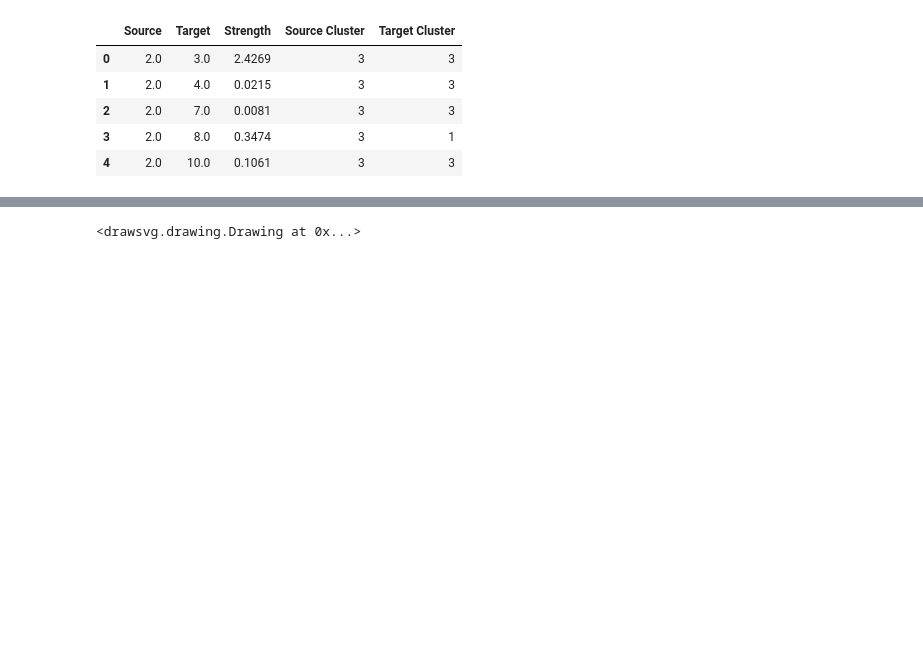
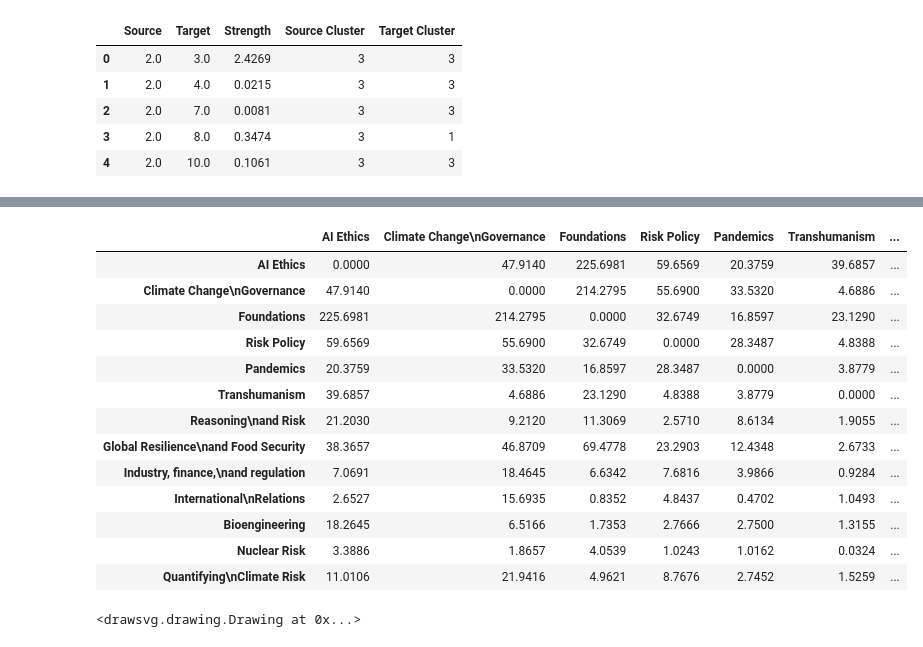
Before and after one commit to florianjehn/bibliometrics, a Jupyter notebook: scripts/chord_diagram.ipynb, the cells around one changed output, grey strips where cells are left out. Saved outputs shown, nothing was run; the diff lists cells and outputs as text; code cells hidden in the pictures; blank space fills up the shorter version.

```diff
--- a/scripts/chord_diagram.ipynb
+++ b/scripts/chord_diagram.ipynb
@@ -123,5 +122,0 @@ adjacency_matrix
-# %%
-# Get an adjacency matrix
-adjacency_matrix.columns = ["AI Ethics", "Governance of \nRisk and Climate", "Existential\nRisks", "Risk Policy", "Biosecurity\nGovernance", "Existential Risk\nEthics", "Risk from AI", "Global\nResilience", "Global Policy\nand Coordination", "Forecasting Global\nRisks", "Bioengineering", "Nuclear war\nand deterence", "Extreme Climate\nChange Mitigation"]
-adjacency_matrix.index = ["AI Ethics", "Governance of \nRisk and Climate", "Existential\nRisks", "Risk Policy", "Biosecurity\nGovernance", "Existential Risk\nEthics", "Risk from AI", "Global\nResilience", "Global Policy\nand Coordination", "Forecasting Global\nRisks", "Bioengineering", "Nuclear war\nand deterence", "Extreme Climate\nChange Mitigation"]
-adjacency_matrix
@@ -143,3 +123,23 @@ adjacency_matrix
+# %%
+# Get an adjacency matrix
+adjacency_matrix.columns = ["AI Ethics", "Climate Change\nGovernance", "Foundations", "Risk Policy", "Pandemics", "Transhumanism", "Reasoning\nand Risk", "Global Resilience\nand Food Security", "Industry, finance,\nand regulation", "International\nRelations", "Bioengineering", "Nuclear Risk", "Quantifying\nClimate Risk"]
+adjacency_matrix.index = ["AI Ethics", "Climate Change\nGovernance", "Foundations", "Risk Policy", "Pandemics", "Transhumanism", "Reasoning\nand Risk", "Global Resilience\nand Food Security", "Industry, finance,\nand regulation", "International\nRelations", "Bioengineering", "Nuclear Risk", "Quantifying\nClimate Risk"]
+adjacency_matrix
+# %% [output]
+|  | AI Ethics | Climate Change\nGovernance | Foundations | Risk Policy | Pandemics | Transhumanism | ... |
+| AI Ethics | 0.0000 | 47.9140 | 225.6981 | 59.6569 | 20.3759 | 39.6857 | ... |
+| Climate Change\nGovernance | 47.9140 | 0.0000 | 214.2795 | 55.6900 | 33.5320 | 4.6886 | ... |
+| Foundations | 225.6981 | 214.2795 | 0.0000 | 32.6749 | 16.8597 | 23.1290 | ... |
+| Risk Policy | 59.6569 | 55.6900 | 32.6749 | 0.0000 | 28.3487 | 4.8388 | ... |
+| Pandemics | 20.3759 | 33.5320 | 16.8597 | 28.3487 | 0.0000 | 3.8779 | ... |
+| Transhumanism | 39.6857 | 4.6886 | 23.1290 | 4.8388 | 3.8779 | 0.0000 | ... |
+| Reasoning\nand Risk | 21.2030 | 9.2120 | 11.3069 | 2.5710 | 8.6134 | 1.9055 | ... |
+| Global Resilience\nand Food Security | 38.3657 | 46.8709 | 69.4778 | 23.2903 | 12.4348 | 2.6733 | ... |
+| Industry, finance,\nand regulation | 7.0691 | 18.4645 | 6.6342 | 7.6816 | 3.9866 | 0.9284 | ... |
+| International\nRelations | 2.6527 | 15.6935 | 0.8352 | 4.8437 | 0.4702 | 1.0493 | ... |
+| Bioengineering | 18.2645 | 6.5166 | 1.7353 | 2.7666 | 2.7500 | 1.3155 | ... |
+| Nuclear Risk | 3.3886 | 1.8657 | 4.0539 | 1.0243 | 1.0162 | 0.0324 | ... |
+| Quantifying\nClimate Risk | 11.0106 | 21.9416 | 4.9621 | 8.7676 | 2.7452 | 1.5259 | ... |
 # %%
 chord = ocd.Chord(adjacency_matrix, [str(i) for i in adjacency_matrix.columns])
 # Get the colors from tab10
```
Also changed, not shown: parts of 5 cells of this notebook, 2 other files.
